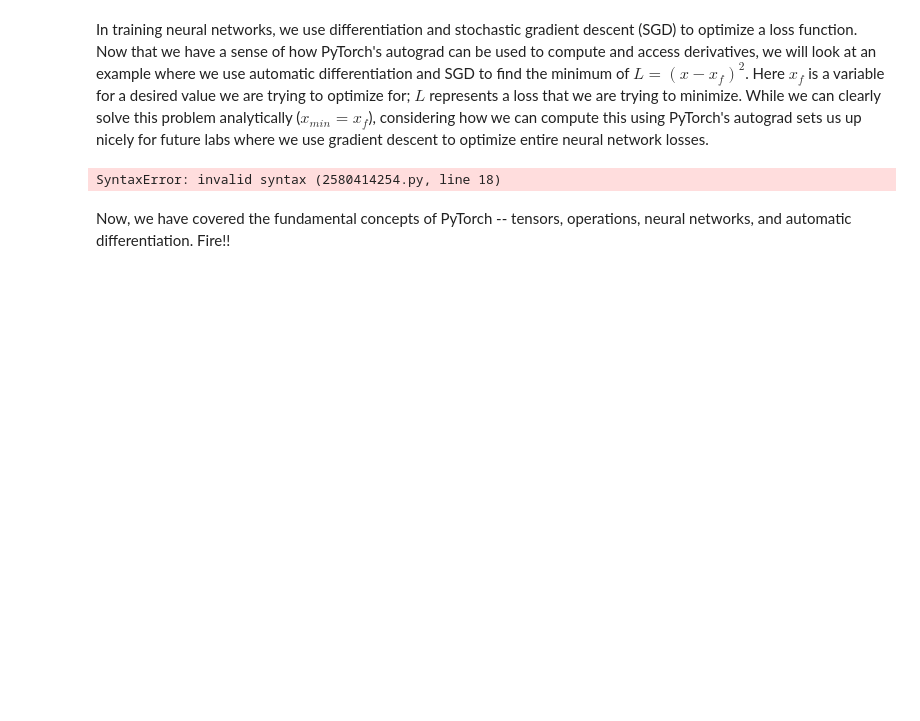
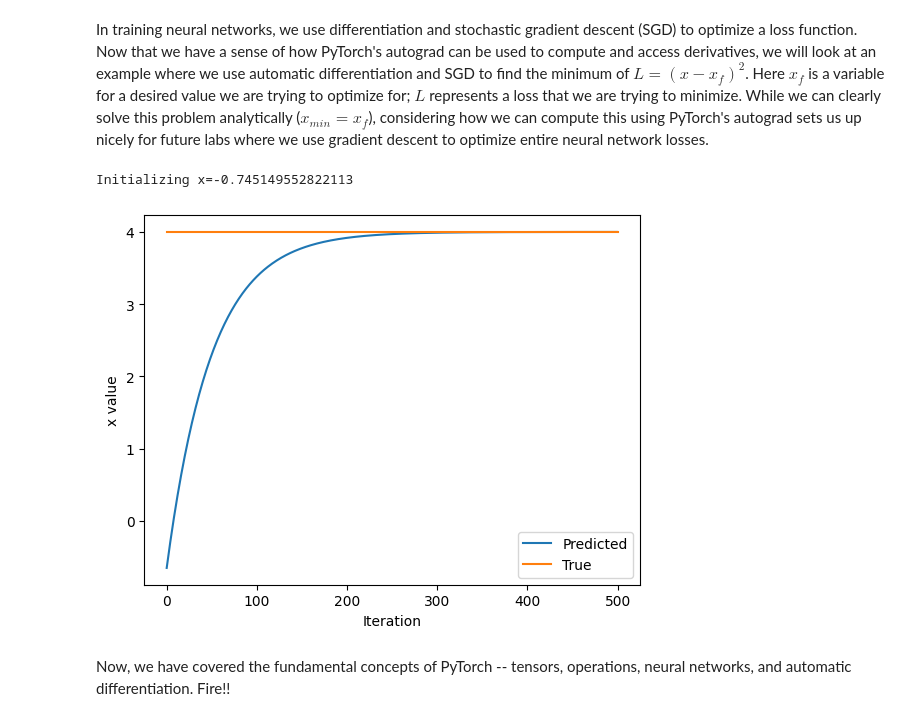
Before and after one commit to PavelAst/introtodeeplearning, a Jupyter notebook: lab1/PT_Part1_Intro.ipynb, the cells around one changed output. Cells and saved outputs as stored; diff of their text form; code cells hidden in the pictures; blank space fills up the shorter version.

```diff
--- a/lab1/PT_Part1_Intro.ipynb
+++ b/lab1/PT_Part1_Intro.ipynb
@@ -339,34 +339,35 @@ x = torch.randn(1)
 print(f"Initializing x={x.item()}")
 
 learning_rate = 1e-2  # Learning rate
 history = []
 x_f = 4  # Target value
 
 
 # We will run gradient descent for a number of iterations. At each iteration, we compute the loss,
 #   compute the derivative of the loss with respect to x, and perform the update.
 for i in range(500):
     x = torch.tensor([x], requires_grad=True)
 
     # TODO: Compute the loss as the square of the difference between x and x_f
-    loss = # TODO
+    loss = (x - x_f) ** 2
 
     # Backpropagate through the loss to compute gradients
     loss.backward()
 
     # Update x with gradient descent
     x = x.item() - learning_rate * x.grad
 
     history.append(x.item())
 
 # Plot the evolution of x as we optimize toward x_f!
 plt.plot(history)
 plt.plot([0, 500], [x_f, x_f])
 plt.legend(('Predicted', 'True'))
 plt.xlabel('Iteration')
 plt.ylabel('x value')
 plt.show()
 # %% [output]
-SyntaxError: invalid syntax (2580414254.py, line 18)
+Initializing x=-0.745149552822113
+[figure, added]
 # %% [markdown]
 Now, we have covered the fundamental concepts of PyTorch -- tensors, operations, neural networks, and automatic differentiation. Fire!!
```
